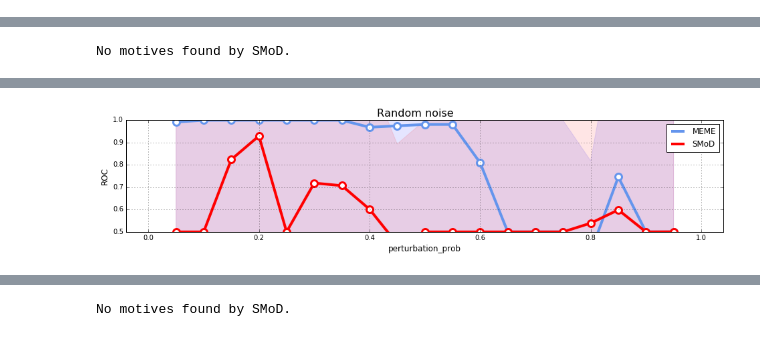
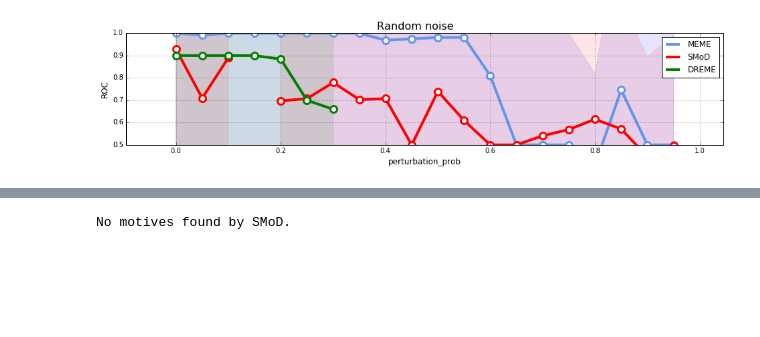
Before and after one commit to fabriziocosta/pyMotif, a Jupyter notebook: Experiment_noise.ipynb, the cells around one changed output, grey strips where cells are left out. Saved outputs shown, nothing was run; the diff lists cells and outputs as text; code cells hidden in the pictures; blank space fills up the shorter version.

```diff
--- a/Experiment_noise.ipynb
+++ b/Experiment_noise.ipynb
@@ -207,21 +232,30 @@ def evaluate(scoring_criteria='pwm', # ['pwm','hmm']
 import pylab as plt
 
 def plot_results(data, title='Experiment', xlabel='param', ylabel='values'):
-    data_x =  np.array([param for param, val_m, std_m, val_s, std_s in data])
-    data_y_m =  np.array([val_m for param, val_m, std_m, val_s, std_s in data])
-    data_d_m =  np.array([val_m for param, val_m, std_m, val_s, std_s in data])
-    data_y_s =  np.array([val_s for param, val_m, std_m, val_s, std_s in data])
-    data_d_s =  np.array([val_s for param, val_m, std_m, val_s, std_s in data])
+    data_x =  np.array([param for param, val_m, val_s, val_d in data])
+    data_y_m = np.array([val_m for param, val_m, val_s, val_d in data])
+    data_d_m = np.array([val_m for param, val_m, val_s, val_d in data])
+    data_y_s = np.array([val_s for param, val_m, val_s, val_d in data])
+    data_d_s = np.array([val_s for param, val_m, val_s, val_d in data])
+    data_y_d = np.array([val_d for param, val_m, val_s, val_d in data])
+    data_d_d = np.array([val_d for param, val_m, val_s, val_d in data])
 
     plt.figure(figsize=(16,3))
+
     line_m, = plt.plot(data_x, data_y_m, lw=4, ls='-', color='cornflowerblue')
     plt.fill_between(data_x, data_y_m - data_d_m, data_y_m + data_d_m, alpha=0.1, color="b")
     plt.plot(data_x, data_y_m, marker='o', color='w',linestyle='None',
                 markersize=10, markeredgecolor='cornflowerblue', markeredgewidth=3.0)
+
     line_s, = plt.plot(data_x, data_y_s, lw=4, ls='-', color='red')
     plt.fill_between(data_x, data_y_s - data_d_s, data_y_s + data_d_s, alpha=0.1, color="r")
     plt.plot(data_x, data_y_s, marker='o', color='w',linestyle='None',
                 markersize=10, markeredgecolor='red', markeredgewidth=3.0)
+
+    line_d, = plt.plot(data_x, data_y_d, lw=4, ls='-', color='green')
+    plt.fill_between(data_x, data_y_d - data_d_d, data_y_d + data_d_d, alpha=0.1, color="g")
+    plt.plot(data_x, data_y_d, marker='o', color='w',linestyle='None',
+                markersize=10, markeredgecolor='green', markeredgewidth=3.0)
 
     d=10.0
     plt.xlim([min(data_x)-(max(data_x) - min(data_x))/d, max(data_x)+(max(data_x) - min(data_x))/d])
@@ -229,7 +263,7 @@ def plot_results(data, title='Experiment', xlabel='param', ylabel='values'):
     plt.suptitle(title, fontsize=16)
     plt.xlabel(xlabel, fontsize=12)
     plt.ylabel(ylabel, fontsize=12)
-    plt.legend((line_m, line_s), ('MEME', 'SMoD'), loc=0)
+    plt.legend((line_m, line_s, line_d), ('MEME', 'SMoD', 'DREME'), loc=0)
     plt.grid()
     plt.show()
 # %%
@@ -238,8 +272,8 @@ n_rep = 10
 %%time
 
 def make_results(n_rep=2):
-    for param in [x/float(20) for x in range(1,20)]:
-        results = {'meme':[], 'smod':[]}
+    for param in [x/float(20) for x in range(20)]:
+        results = {'meme':[], 'smod':[], 'dreme':[]}
         for rep in range(n_rep):
             tool_result = evaluate(scoring_criteria='pwm',
                                    motif_length=10,
@@ -263,13 +297,13 @@ def make_results(n_rep=2):
 
             results['meme'].append(tool_result['meme'])
             results['smod'].append(tool_result['smod'])
-        for tool in ['meme', 'smod']:
+            results['dreme'].append(tool_result['dreme'])
+        for tool in ['meme', 'smod', 'dreme']:
             R = [r for r in results[tool] if r]
             avg = np.mean(R)
-            std = np.std(R)
-            results[tool] = (avg, std)
-        yield param, results['meme'][0], results['meme'][1], results['smod'][0], results['smod'][1]
+            results[tool] = avg
+        yield param, results['meme'], results['smod'], results['dreme']
 
-data = [(param, val_m, std_m, val_s, std_s) for param, val_m, std_m, val_s, std_s in make_results()]
+data = [(param, val_m, val_s, val_d) for param, val_m, val_s, val_d in make_results()]
 plot_results(data, title='Random noise', xlabel='perturbation_prob', ylabel='ROC')
 # %% [output]
@@ -276,0 +327 @@ No motives found by SMoD.
+[figure, new version]
@@ -281 +329,0 @@ WARNING:eden.sequence_motif_decomposer:Quality filter is too strict. Ignoring fi
-No motives found by SMoD.
@@ -299 +329,0 @@ WARNING:eden.sequence_motif_decomposer:Quality filter is too strict. Ignoring fi
-[figure, old version]
```
Also changed, not shown: parts of 8 cells of this notebook, 7 other files.
